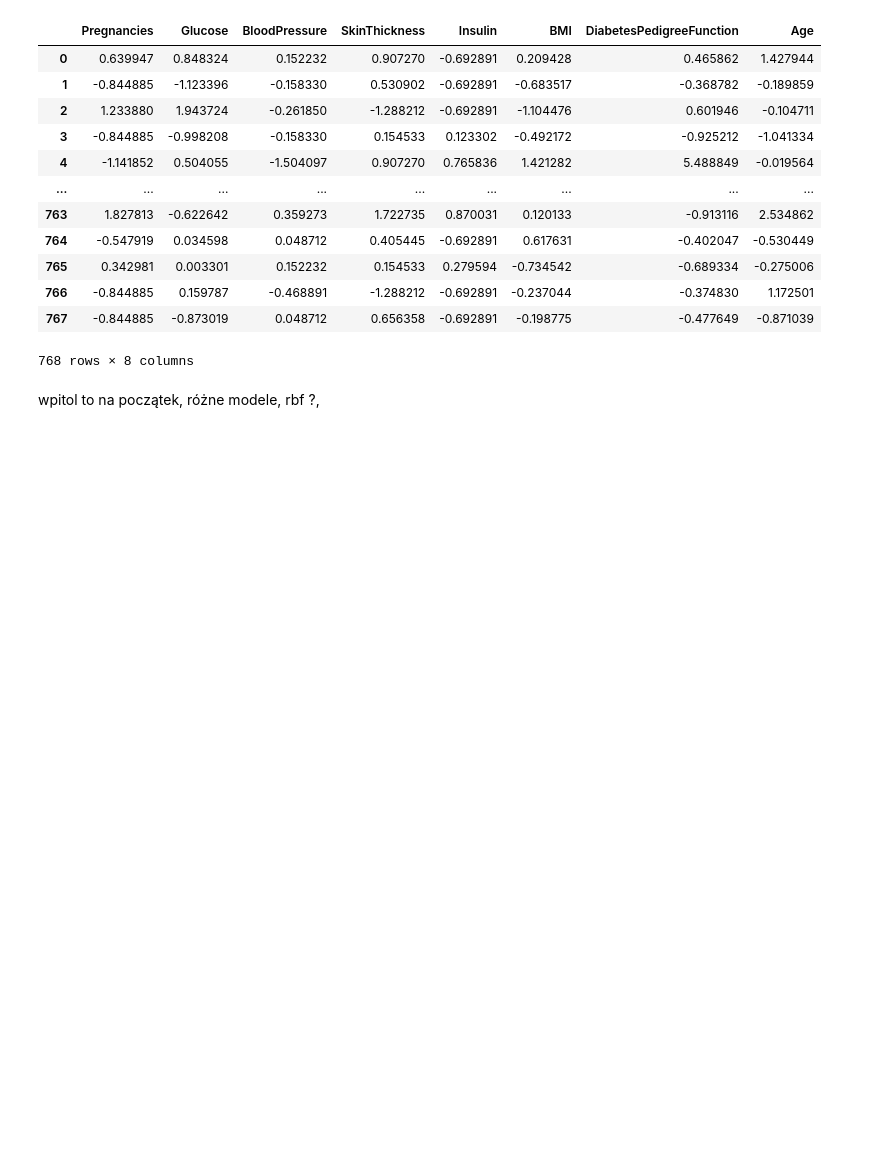
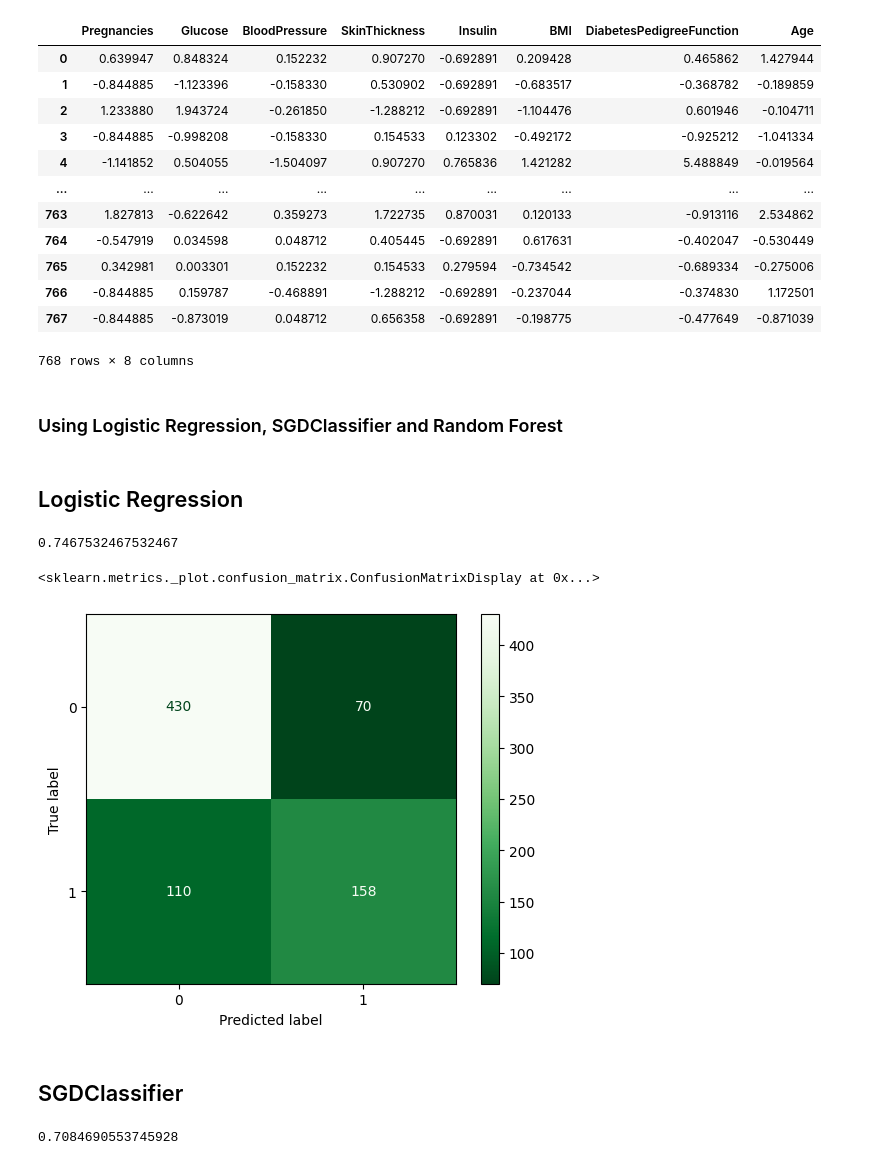
Before and after one commit to DawidWyskwarski/Predicting-Diabetes, a Jupyter notebook: predicting_diabetes.ipynb, the cells around one changed output. Saved outputs shown, nothing was run; the diff lists cells and outputs as text; code cells hidden in the pictures; blank space fills up the shorter version.

Commit message:
applying Logistic Regression, SGDC and Random Forest

```diff
--- a/predicting_diabetes.ipynb
+++ b/predicting_diabetes.ipynb
@@ -167,7 +169,41 @@ X_scaled
 | 766 | -0.844885 | 0.159787 | -0.468891 | -1.288212 | -0.692891 | -0.237044 | -0.374830 | 1.172501 |
 | 767 | -0.844885 | -0.873019 | 0.048712 | 0.656358 | -0.692891 | -0.198775 | -0.477649 | -0.871039 |
 768 rows × 8 columns
+# %% [markdown]
+### Using Logistic Regression, SGDClassifier and Random Forest
 # %%
 X_train, X_test, y_train, y_test = train_test_split(X_scaled,y, test_size=0.2, random_state=42)
 # %% [markdown]
-wpitol to na początek, różne modele, rbf ?,
+## Logistic Regression
+# %%
+from sklearn.linear_model import LogisticRegression
+
+lo_reg = LogisticRegression()
+lo_reg.fit(X_train,y_train)
+
+lo_reg_pred = lo_reg.predict(X_scaled)
+
+lo_reg.score(X_test,y_test)
+# %% [output]
+0.7467532467532467
+# %%
+from sklearn.metrics import ConfusionMatrixDisplay
+
+ConfusionMatrixDisplay.from_predictions(y,lo_reg_pred, cmap="Greens_r")
+# %% [output]
+<sklearn.metrics._plot.confusion_matrix.ConfusionMatrixDisplay at 0x...>
+[figure, added]
+# %% [markdown]
+## SGDClassifier
+# %%
+from sklearn.linear_model import SGDClassifier
+
+sgdc = SGDClassifier()
+
+sgdc.fit(X_train,y_train)
+
+sgdc_pred = sgdc.predict(X_scaled)
+
+sgdc.score(X_test,y_test)
+# %% [output]
+0.7084690553745928
```
Also changed, not shown: parts of 11 cells of this notebook, 2 other files.
